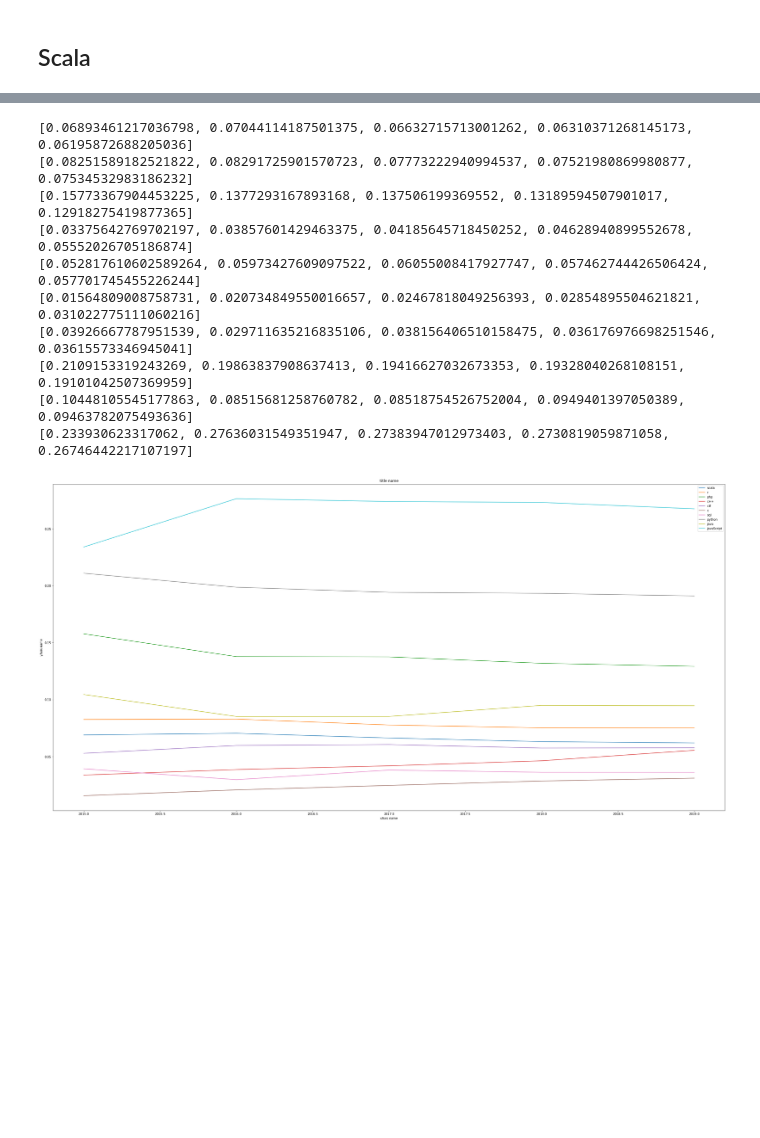
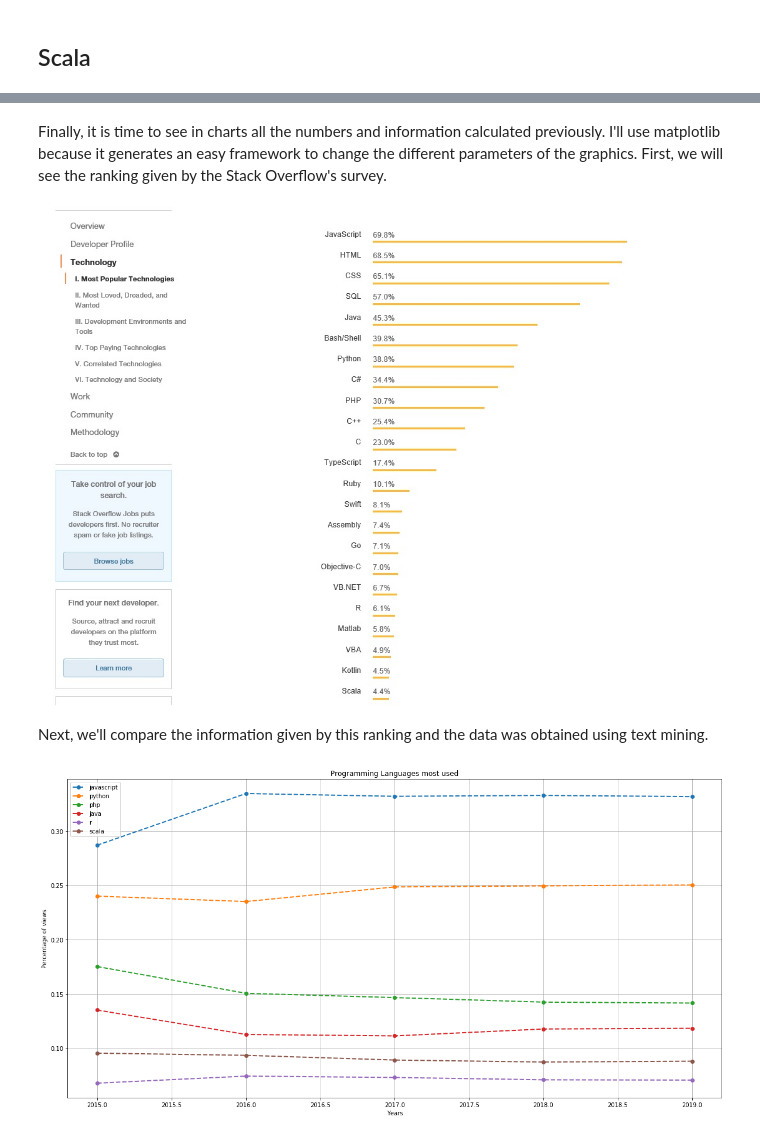
Before and after one commit to amerino92/Text-Mining-in-StackOverFlow, a Jupyter notebook: Scrapping StackOverFlow.ipynb, the cells around one changed output, grey strips where cells are left out. Cells and saved outputs as stored; diff of their text form; code cells hidden in the pictures; blank space fills up the shorter version.

```diff
--- a/Scrapping StackOverFlow.ipynb
+++ b/Scrapping StackOverFlow.ipynb
@@ -427,60 +368,52 @@ listNumbersScala_wd_ans=scala_feat[3]
 # %%
-def percentLanguages(listNumbersScala_count,listNumbersR_count,listNumbersPhp_count,listNumbersCplusplus_count,
-                    listNumbersCsharp_count,listNumbersC_count,listNumbersSql_count,listNumbersPython_count,
+def percentLanguages(listNumbersScala_count,listNumbersR_count,listNumbersPhp_count,listNumbersPython_count,
                     listNumbersJavaScr_count,listNumbersJava_count):
-    listLanguages=['scala','r','php','c++','c#','c','sql','python','java','javaScript']
+    listLanguages=['javascript','python','php','java','r','scala']
     percentViewLang=list()
     for i in range(5):
         totalListNumbers=listNumbersScala_count[0][i]+listNumbersR_count[0][i]+listNumbersPhp_count[0][i]+\
-                listNumbersCplusplus_count[0][i]+listNumbersCsharp_count[0][i]+ listNumbersC_count[0][i]+\
-                listNumbersSql_count[0][i]+listNumbersPython_count[0][i]+listNumbersJavaScr_count[0][i]+\
-                listNumbersJava_count[0][i]
+                listNumbersPython_count[0][i]+listNumbersJavaScr_count[0][i]+listNumbersJava_count[0][i]
 
         percentViewLang.append((listNumbersScala_count[0][i]/totalListNumbers,listNumbersR_count[0][i]/totalListNumbers, \
-                                listNumbersPhp_count[0][i]/totalListNumbers,listNumbersCplusplus_count[0][i]/totalListNumbers, \
-                                listNumbersCsharp_count[0][i]/totalListNumbers,listNumbersC_count[0][i]/totalListNumbers, \
-                               listNumbersSql_count[0][i]/totalListNumbers,listNumbersPython_count[0][i]/totalListNumbers, \
+                                listNumbersPhp_count[0][i]/totalListNumbers,listNumbersPython_count[0][i]/totalListNumbers, \
                                 listNumbersJava_count[0][i]/totalListNumbers,listNumbersJavaScr_count[0][i]/totalListNumbers))
 
 
 
     return percentViewLang,listLanguages
 
-percentView,listLang=percentLanguages(listNumbersScala_count,listNumbersR_count,listNumbersPhp_count,listNumbersCplusplus_count,
-                    listNumbersCsharp_count,listNumbersC_count,listNumbersSql_count,listNumbersPython_count,
-                    listNumbersJavaScr_count,listNumbersJava_count)
+percentView,listLang=percentLanguages(listNumbersJavaScr_count,listNumbersPython_count,listNumbersPhp_count,
+                    listNumbersJava_count,listNumbersR_count,listNumbersScala_count)
+# %% [markdown]
+Finally, it is time to see in charts all the numbers and information calculated previously. I'll use matplotlib because it generates an easy framework to change the different parameters of the graphics. First, we will see the ranking given by the Stack Overflow's survey.
+# %%
+from IPython.display import Image
+Image("ranking.jpg")
+# %% [output]
+[figure, added]
+# %% [markdown]
+Next, we'll compare the information given by this ranking and the data was obtained using text mining.
 # %%
 import matplotlib.pyplot as plt
 %matplotlib inline
 
+years=[2015,2016,2017,2018,2019]
+
 fig_size = plt.rcParams["figure.figsize"]
-fig_size[0] = 40
-fig_size[1] = 20
+fig_size[0] = 20
+fig_size[1] = 10
 plt.rcParams["figure.figsize"] = fig_size
-
-years=[2015,2016,2017,2018,2019]
 # %%
 totalV=list(map(list, zip(*percentView)))
 
-for i in range(10):
-    plt.plot(years,totalV[i])
-    print(totalV[i])
+for i in range(6): #amount of programming languages used
+    plt.plot(years,totalV[i],linewidth = 2,marker='o', linestyle='dashed')
 
-plt.title('title name')
-plt.xlabel('xAxis name')
-plt.ylabel('yAxis name')
-
+plt.title('Programming Languages most used')
+plt.xlabel('Years')
+plt.ylabel('Percentage of views')
+plt.grid()
 plt.legend(listLang)
 plt.show()
 # %% [output]
-[0.06893461217036798, 0.07044114187501375, 0.06632715713001262, 0.06310371268145173, 0.06195872688205036]
-[0.08251589182521822, 0.08291725901570723, 0.07773222940994537, 0.07521980869980877, 0.07534532983186232]
-[0.15773367904453225, 0.1377293167893168, 0.137506199369552, 0.13189594507901017, 0.12918275419877365]
-[0.03375642769702197, 0.03857601429463375, 0.04185645718450252, 0.04628940899552678, 0.05552026705186874]
-[0.052817610602589264, 0.05973427609097522, 0.06055008417927747, 0.057462744426506424, 0.057701745455226244]
-[0.01564809008758731, 0.020734849550016657, 0.02467818049256393, 0.02854895504621821, 0.031022775111060216]
-[0.03926667787951539, 0.029711635216835106, 0.038156406510158475, 0.036176976698251546, 0.03615573346945041]
-[0.2109153319243269, 0.19863837908637413, 0.19416627032673353, 0.19328040268108151, 0.19101042507369959]
-[0.10448105545177863, 0.08515681258760782, 0.08518754526752004, 0.0949401397050389, 0.09463782075493636]
-[0.233930623317062, 0.27636031549351947, 0.27383947012973403, 0.2730819059871058, 0.26746442217107197]
-[figure, old version]
+[figure, new version]
```
Also changed, not shown: parts of 47 cells of this notebook, 4 other files.
